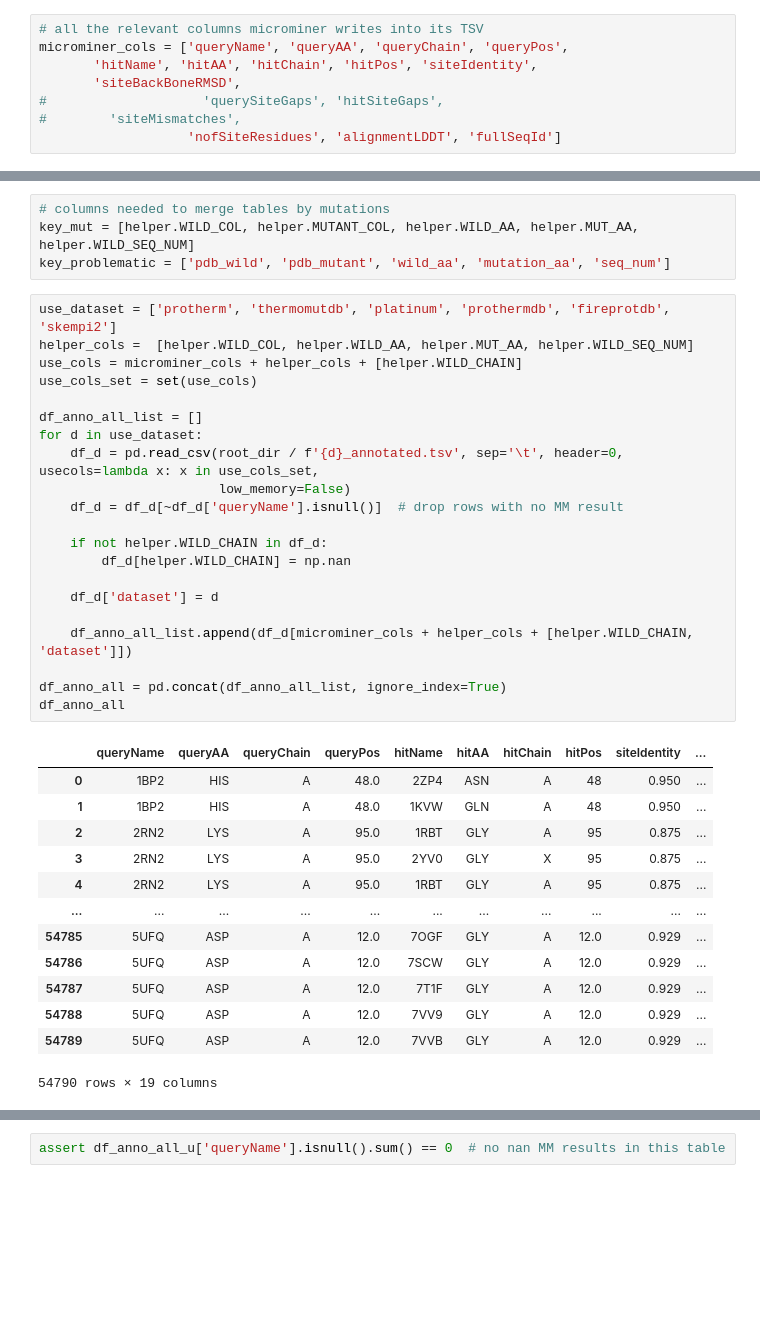
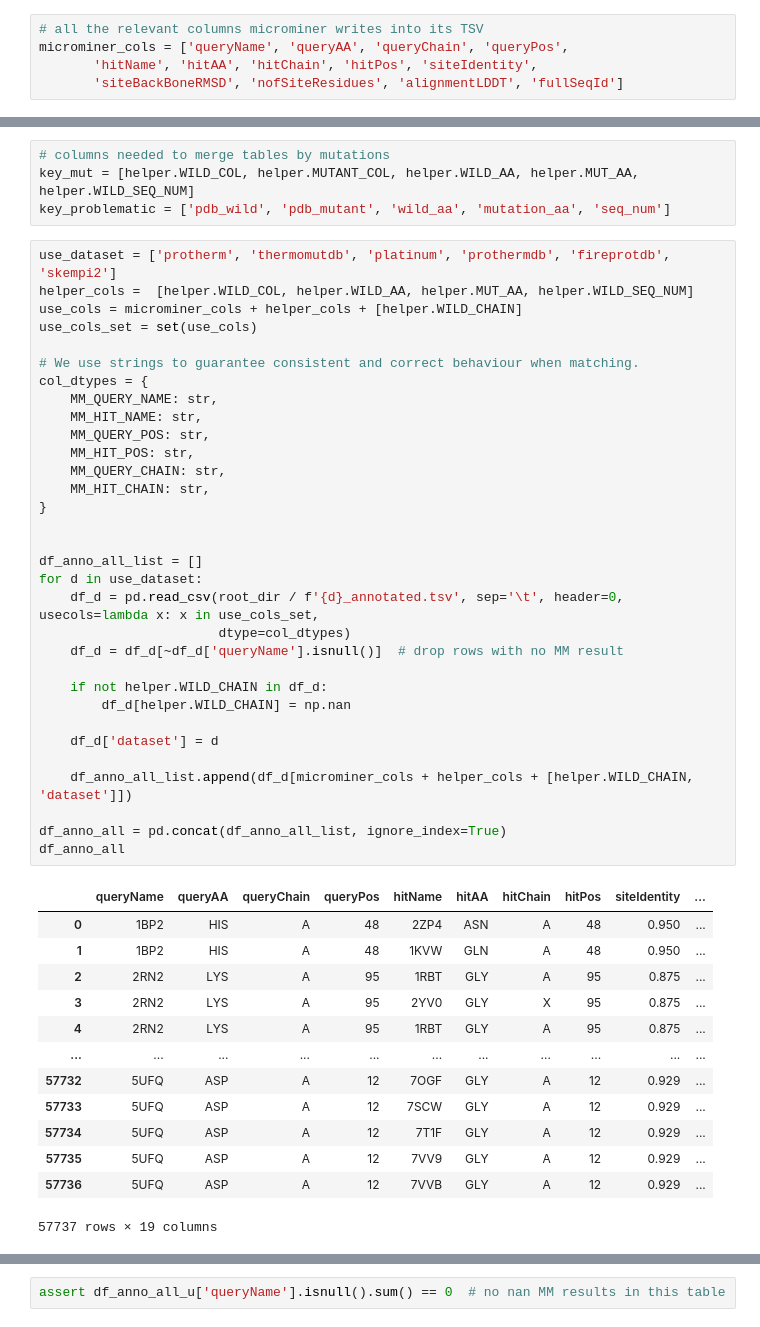
Before and after one commit to JochenSieg/microminer_utils, a Jupyter notebook: notebooks/annotation_analysis.ipynb, the cells around one changed output, grey strips where cells are left out. Cells and saved outputs as stored; diff of their text form; blank space fills up the shorter version.

```diff
--- a/notebooks/annotation_analysis.ipynb
+++ b/notebooks/annotation_analysis.ipynb
@@ -43,10 +55,7 @@ df_problematic
 # all the relevant columns microminer writes into its TSV
 microminer_cols = ['queryName', 'queryAA', 'queryChain', 'queryPos',
        'hitName', 'hitAA', 'hitChain', 'hitPos', 'siteIdentity',
-       'siteBackBoneRMSD',
-#                    'querySiteGaps', 'hitSiteGaps',
-#        'siteMismatches',
-                   'nofSiteResidues', 'alignmentLDDT', 'fullSeqId']
+       'siteBackBoneRMSD', 'nofSiteResidues', 'alignmentLDDT', 'fullSeqId']
 # %% [markdown]
 # Analyse mutant structures annotation of mutation data sets
 # %%
@@ -318,36 +330,47 @@ key_problematic = ['pdb_wild', 'pdb_mutant', 'wild_aa', 'mutation_aa', 'seq_num'
 # %%
 use_dataset = ['protherm', 'thermomutdb', 'platinum', 'prothermdb', 'fireprotdb', 'skempi2']
 helper_cols =  [helper.WILD_COL, helper.WILD_AA, helper.MUT_AA, helper.WILD_SEQ_NUM]
 use_cols = microminer_cols + helper_cols + [helper.WILD_CHAIN]
 use_cols_set = set(use_cols)
 
+# We use strings to guarantee consistent and correct behaviour when matching.
+col_dtypes = {
+    MM_QUERY_NAME: str,
+    MM_HIT_NAME: str,
+    MM_QUERY_POS: str,
+    MM_HIT_POS: str,
+    MM_QUERY_CHAIN: str,
+    MM_HIT_CHAIN: str,
+}
+
+
 df_anno_all_list = []
 for d in use_dataset:
     df_d = pd.read_csv(root_dir / f'{d}_annotated.tsv', sep='\t', header=0, usecols=lambda x: x in use_cols_set,
-                       low_memory=False)
+                       dtype=col_dtypes)
     df_d = df_d[~df_d['queryName'].isnull()]  # drop rows with no MM result
 
     if not helper.WILD_CHAIN in df_d:
         df_d[helper.WILD_CHAIN] = np.nan
 
     df_d['dataset'] = d
 
     df_anno_all_list.append(df_d[microminer_cols + helper_cols + [helper.WILD_CHAIN, 'dataset']])
 
 df_anno_all = pd.concat(df_anno_all_list, ignore_index=True)
 df_anno_all
 # %% [output]
 |  | queryName | queryAA | queryChain | queryPos | hitName | hitAA | hitChain | hitPos | siteIdentity | ... |
-| 0 | 1BP2 | HIS | A | 48.0 | 2ZP4 | ASN | A | 48 | 0.950 | ... |
-| 1 | 1BP2 | HIS | A | 48.0 | 1KVW | GLN | A | 48 | 0.950 | ... |
-| 2 | 2RN2 | LYS | A | 95.0 | 1RBT | GLY | A | 95 | 0.875 | ... |
-| 3 | 2RN2 | LYS | A | 95.0 | 2YV0 | GLY | X | 95 | 0.875 | ... |
-| 4 | 2RN2 | LYS | A | 95.0 | 1RBT | GLY | A | 95 | 0.875 | ... |
+| 0 | 1BP2 | HIS | A | 48 | 2ZP4 | ASN | A | 48 | 0.950 | ... |
+| 1 | 1BP2 | HIS | A | 48 | 1KVW | GLN | A | 48 | 0.950 | ... |
+| 2 | 2RN2 | LYS | A | 95 | 1RBT | GLY | A | 95 | 0.875 | ... |
+| 3 | 2RN2 | LYS | A | 95 | 2YV0 | GLY | X | 95 | 0.875 | ... |
+| 4 | 2RN2 | LYS | A | 95 | 1RBT | GLY | A | 95 | 0.875 | ... |
 | ... | ... | ... | ... | ... | ... | ... | ... | ... | ... | ... |
-| 54785 | 5UFQ | ASP | A | 12.0 | 7OGF | GLY | A | 12.0 | 0.929 | ... |
-| 54786 | 5UFQ | ASP | A | 12.0 | 7SCW | GLY | A | 12.0 | 0.929 | ... |
-| 54787 | 5UFQ | ASP | A | 12.0 | 7T1F | GLY | A | 12.0 | 0.929 | ... |
-| 54788 | 5UFQ | ASP | A | 12.0 | 7VV9 | GLY | A | 12.0 | 0.929 | ... |
-| 54789 | 5UFQ | ASP | A | 12.0 | 7VVB | GLY | A | 12.0 | 0.929 | ... |
+| 57732 | 5UFQ | ASP | A | 12 | 7OGF | GLY | A | 12 | 0.929 | ... |
+| 57733 | 5UFQ | ASP | A | 12 | 7SCW | GLY | A | 12 | 0.929 | ... |
+| 57734 | 5UFQ | ASP | A | 12 | 7T1F | GLY | A | 12 | 0.929 | ... |
+| 57735 | 5UFQ | ASP | A | 12 | 7VV9 | GLY | A | 12 | 0.929 | ... |
+| 57736 | 5UFQ | ASP | A | 12 | 7VVB | GLY | A | 12 | 0.929 | ... |
-54790 rows × 19 columns
+57737 rows × 19 columns
 # %%
```
Also changed, not shown: parts of 9 cells of this notebook, 7 other files.
